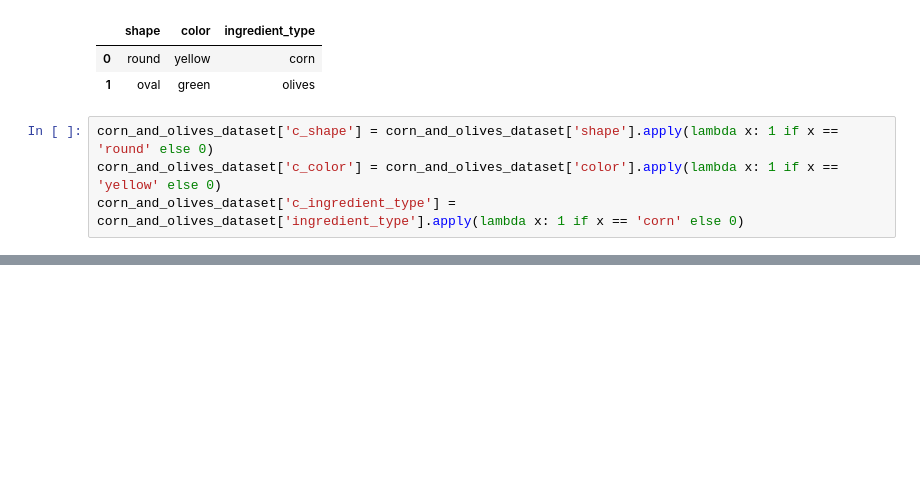
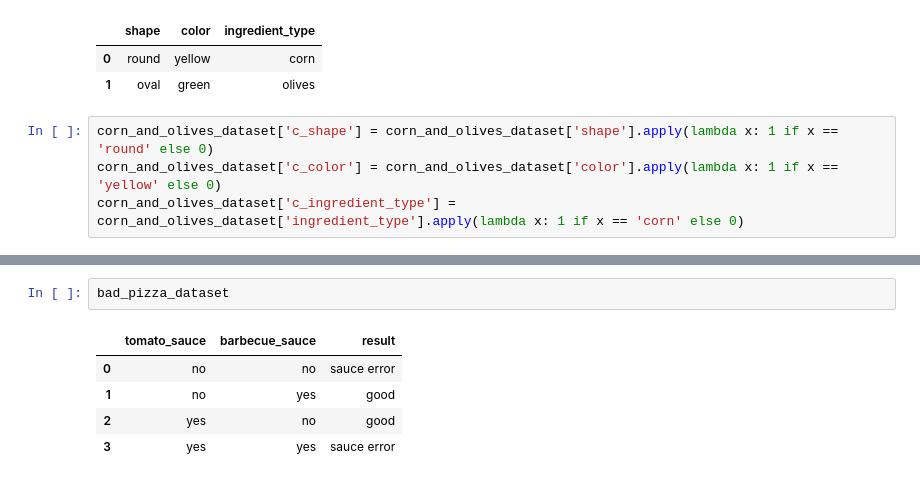
Before and after one commit to yangibal/introduction-to-deep-learning, a Jupyter notebook: Part 2 - 2.2.ipynb, the cells around one changed output, grey strips where cells are left out. Saved outputs shown, nothing was run; the diff lists cells and outputs as text; blank space fills up the shorter version.

```diff
--- a/Part 2 - 2.2.ipynb
+++ b/Part 2 - 2.2.ipynb
@@ -28,0 +89,8 @@ single_neuron_layer = Dense(units=1, input_dim=2, activation="sigmoid")
+# %%
+bad_pizza_dataset
+# %% [output]
+|  | tomato_sauce | barbecue_sauce | result |
+| 0 | no | no | sauce error |
+| 1 | no | yes | good |
+| 2 | yes | no | good |
+| 3 | yes | yes | sauce error |
```
Also changed, not shown: parts of 12 cells of this notebook, 6 other files.
